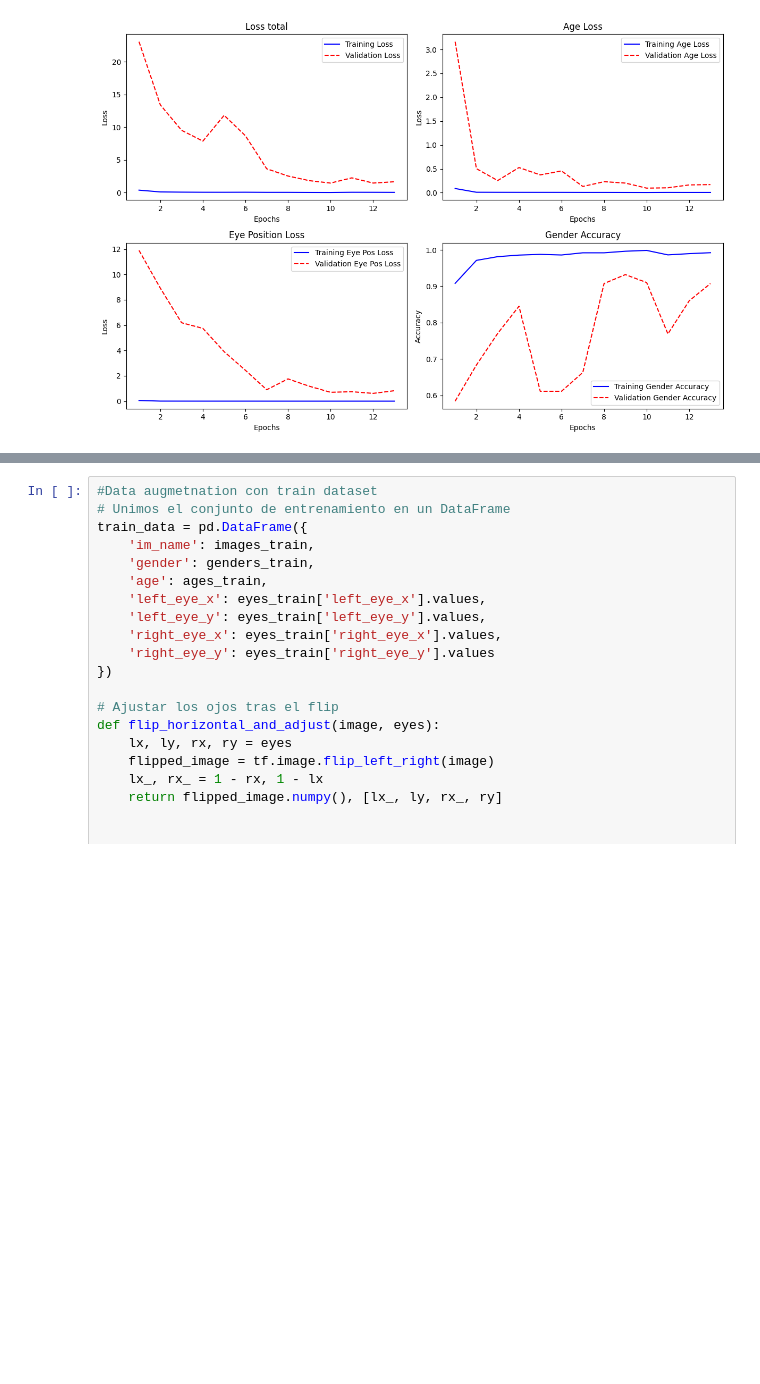
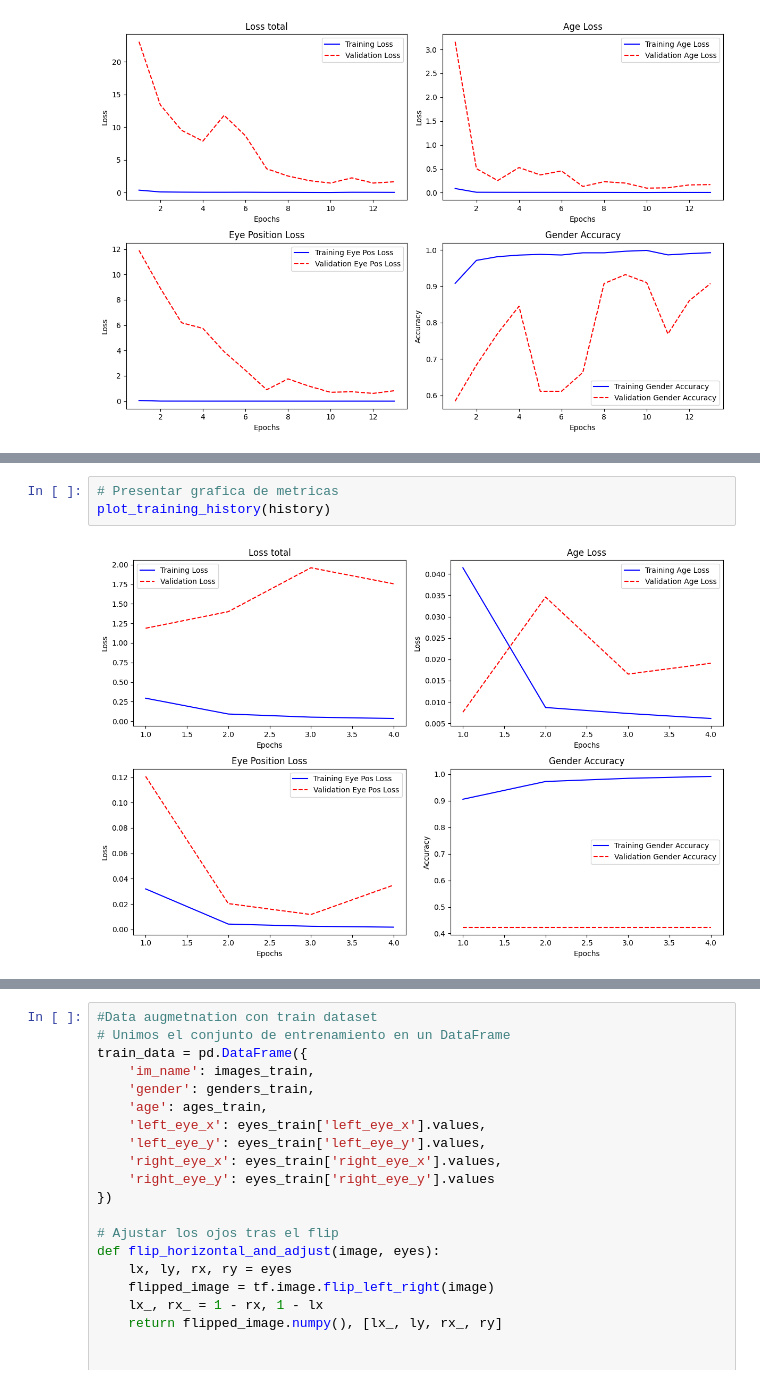
Before and after one commit to Alba251/face_detection, a Jupyter notebook: main.ipynb, the cells around one changed output, grey strips where cells are left out. Drawn from its saved outputs; the diff is of its cells as text; blank space fills up the shorter version.

```diff
--- a/main.ipynb
+++ b/main.ipynb
@@ -346,0 +414,5 @@ plot_training_history(history)
+# %%
+# Presentar grafica de metricas
+plot_training_history(history)
+# %% [output]
+[figure, added]
```
Also changed, not shown: parts of 13 cells of this notebook.
